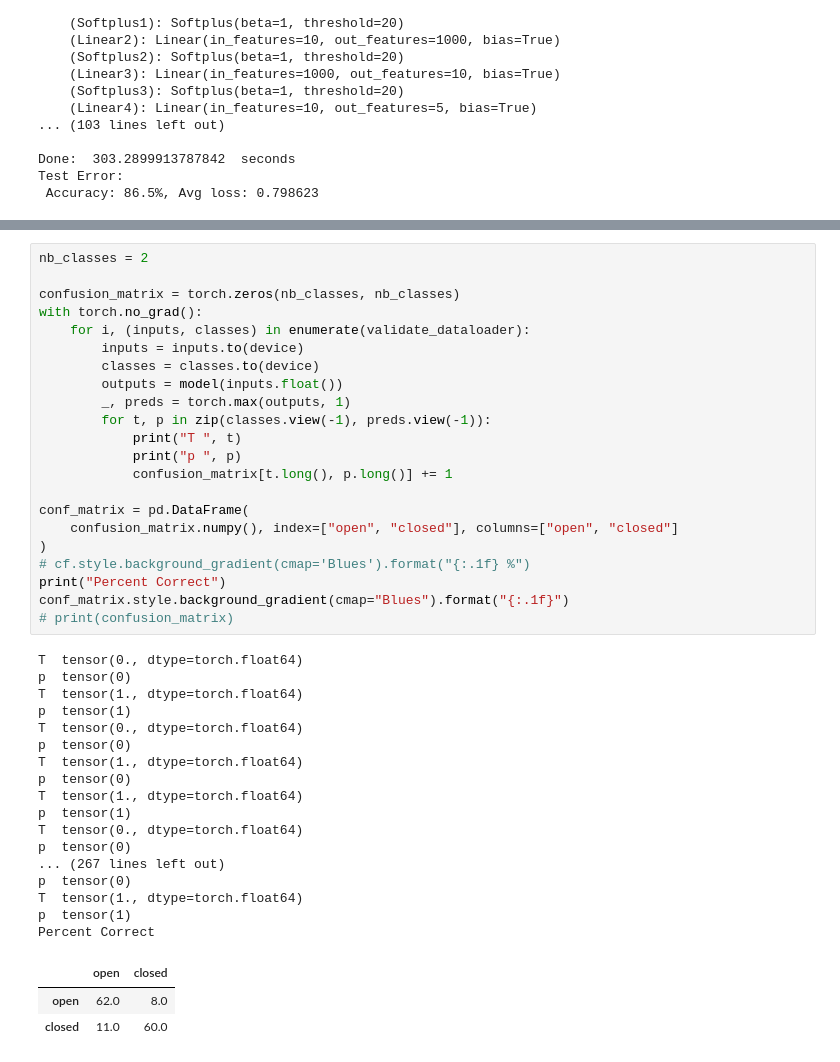
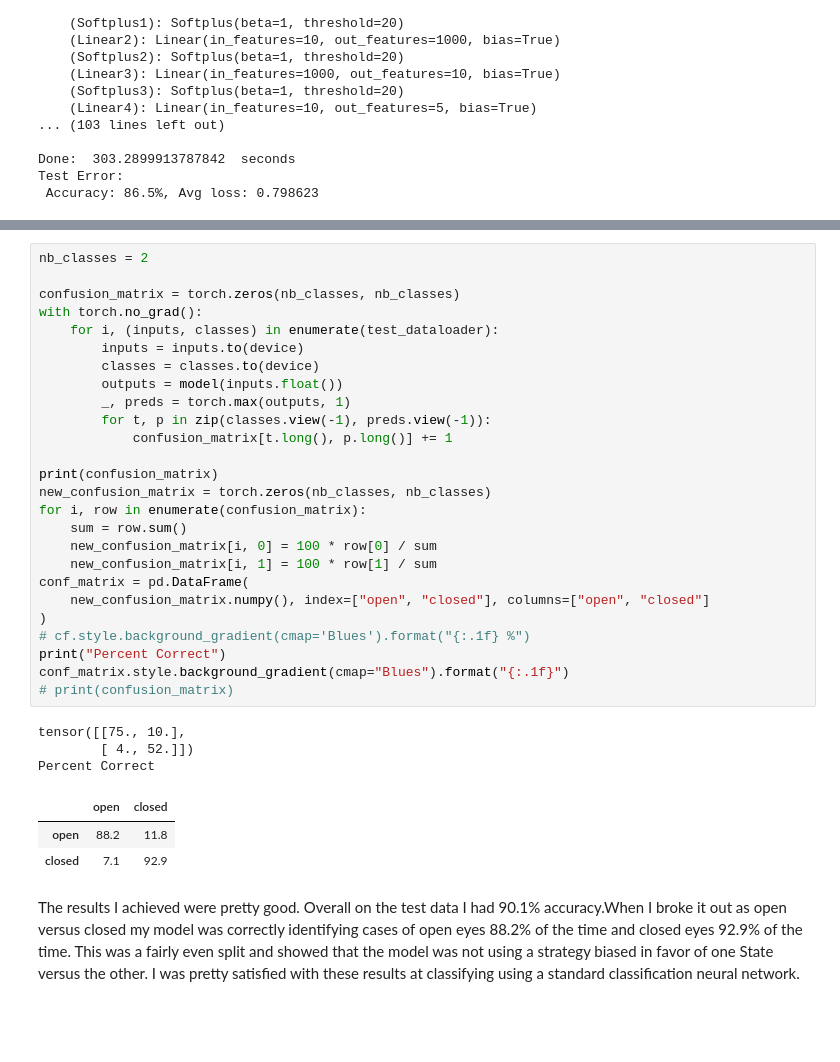
Before and after one commit to Randalthor95/CS_545, a Jupyter notebook: Final_Project/Feudale_Final_Project.ipynb, the cells around one changed output, grey strips where cells are left out. Saved outputs shown, nothing was run; the diff lists cells and outputs as text; blank space fills up the shorter version.

```diff
--- a/Final_Project/Feudale_Final_Project.ipynb
+++ b/Final_Project/Feudale_Final_Project.ipynb
@@ -2286,43 +2288,35 @@ Test Error:
 # %%
 nb_classes = 2
 
 confusion_matrix = torch.zeros(nb_classes, nb_classes)
 with torch.no_grad():
-    for i, (inputs, classes) in enumerate(validate_dataloader):
+    for i, (inputs, classes) in enumerate(test_dataloader):
         inputs = inputs.to(device)
         classes = classes.to(device)
         outputs = model(inputs.float())
         _, preds = torch.max(outputs, 1)
         for t, p in zip(classes.view(-1), preds.view(-1)):
-            print("T ", t)
-            print("p ", p)
             confusion_matrix[t.long(), p.long()] += 1
 
+print(confusion_matrix)
+new_confusion_matrix = torch.zeros(nb_classes, nb_classes)
+for i, row in enumerate(confusion_matrix):
+    sum = row.sum()
+    new_confusion_matrix[i, 0] = 100 * row[0] / sum
+    new_confusion_matrix[i, 1] = 100 * row[1] / sum
 conf_matrix = pd.DataFrame(
-    confusion_matrix.numpy(), index=["open", "closed"], columns=["open", "closed"]
+    new_confusion_matrix.numpy(), index=["open", "closed"], columns=["open", "closed"]
 )
 # cf.style.background_gradient(cmap='Blues').format("{:.1f} %")
 print("Percent Correct")
 conf_matrix.style.background_gradient(cmap="Blues").format("{:.1f}")
 # print(confusion_matrix)
 # %% [output]
-T  tensor(0., dtype=torch.float64)
-p  tensor(0)
-T  tensor(1., dtype=torch.float64)
-p  tensor(1)
-T  tensor(0., dtype=torch.float64)
-p  tensor(0)
-T  tensor(1., dtype=torch.float64)
-p  tensor(0)
-T  tensor(1., dtype=torch.float64)
-p  tensor(1)
-T  tensor(0., dtype=torch.float64)
-p  tensor(0)
-... (267 lines left out)
-p  tensor(0)
-T  tensor(1., dtype=torch.float64)
-p  tensor(1)
+tensor([[75., 10.],
+        [ 4., 52.]])
 Percent Correct
 |  | open | closed |
-| open | 62.0 | 8.0 |
-| closed | 11.0 | 60.0 |
+| open | 88.2 | 11.8 |
+| closed | 7.1 | 92.9 |
+# %% [markdown]
+The results I achieved were pretty good. Overall on the test data I had 90.1% accuracy.When I broke it out as open versus closed my model was correctly identifying cases of open eyes 88.2% of the time and closed eyes 92.9% of the time. This was a fairly even split and showed that the model was not using a strategy biased in favor of one State versus the other. I was pretty satisfied with these results at classifying using a standard classification neural network.
```
Also changed, not shown: parts of 4 cells of this notebook, 3 other files.
